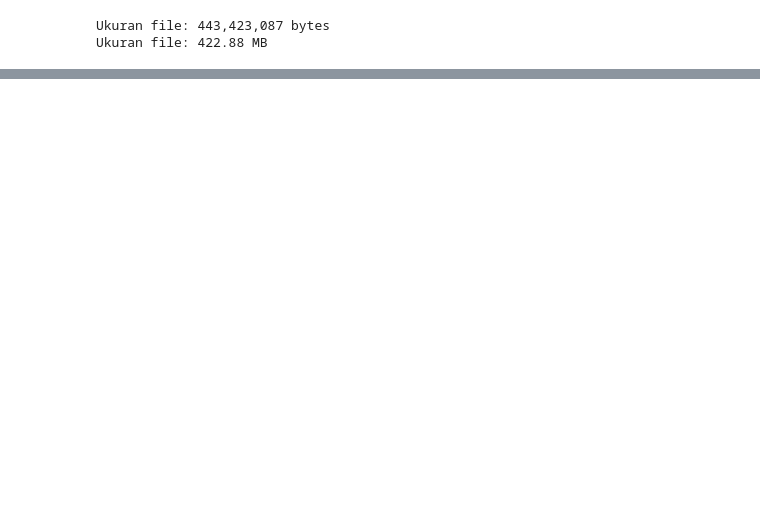
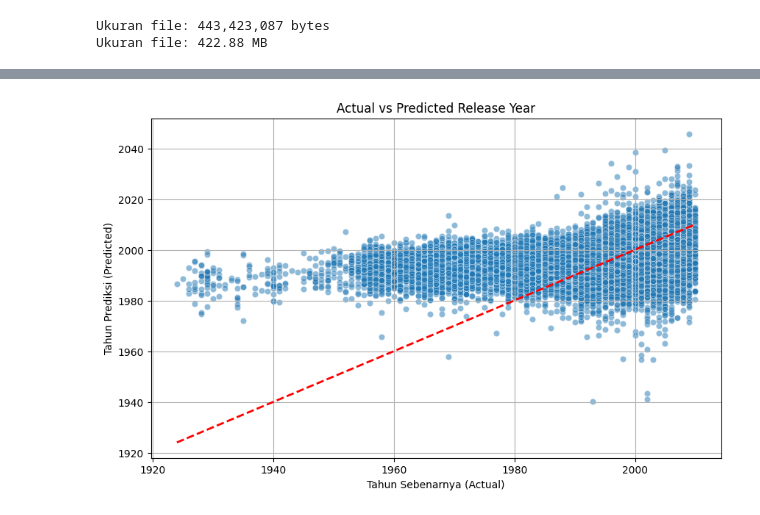
Before and after one commit to sudo-KingJahad/midterm-machine-learning, a Jupyter notebook: midterm_regresi.ipynb, the cells around one changed output, grey strips where cells are left out. Cells and saved outputs as stored; diff of their text form; code cells hidden in the pictures; blank space fills up the shorter version.

```diff
--- a/midterm_regresi.ipynb
+++ b/midterm_regresi.ipynb
@@ -59,0 +96,12 @@ Ukuran file: 422.88 MB
+# %%
+# Membaca dataset
+# header=None karena dataset Anda tidak memiliki nama kolom di baris pertama
+df = pd.read_csv('midterm-regresi-dataset.csv', header=None)
+
+# Memberikan nama kolom agar lebih rapi
+# Kolom 0 adalah Target (Tahun), sisanya adalah Fitur Audio
+df.rename(columns={0: 'Year'}, inplace=True)
+
+# Menampilkan 5 baris pertama untuk pengecekan
+print("Dataset loaded:")
+df.head()
@@ -59,0 +145,8 @@ Ukuran file: 422.88 MB
+# %%
+# Inisialisasi Model
+model = Ridge(alpha=1.0)
+
+# Melatih model dengan data training
+model.fit(X_train_scaled, y_train)
+
+print("Model telah selesai dilatih.")
@@ -59,0 +162,15 @@ Ukuran file: 422.88 MB
+# %%
+# Prediksi menggunakan data test
+y_pred = model.predict(X_test_scaled)
+
+# Hitung Metrik Evaluasi
+mse = mean_squared_error(y_test, y_pred)
+rmse = np.sqrt(mse)
+r2 = r2_score(y_test, y_pred)
+
+print(f"RMSE (Root Mean Squared Error): {rmse:.2f}")
+print(f"R^2 Score: {r2:.4f}")
+
+# Interpretasi Singkat
+print("\nInterpretasi:")
+print(f"Model memprediksi tahun rilis lagu dengan rata-rata kesalahan sekitar {rmse:.2f} tahun.")
@@ -59,0 +187,11 @@ Ukuran file: 422.88 MB
+# %%
+plt.figure(figsize=(10, 6))
+sns.scatterplot(x=y_test, y=y_pred, alpha=0.5)
+plt.plot([y_test.min(), y_test.max()], [y_test.min(), y_test.max()], 'r--', lw=2) # Garis diagonal sempurna
+plt.xlabel('Tahun Sebenarnya (Actual)')
+plt.ylabel('Tahun Prediksi (Predicted)')
+plt.title('Actual vs Predicted Release Year')
+plt.grid(True)
+plt.show()
+# %% [output]
+[figure, added]
```
Also changed, not shown: parts of 18 cells of this notebook.
